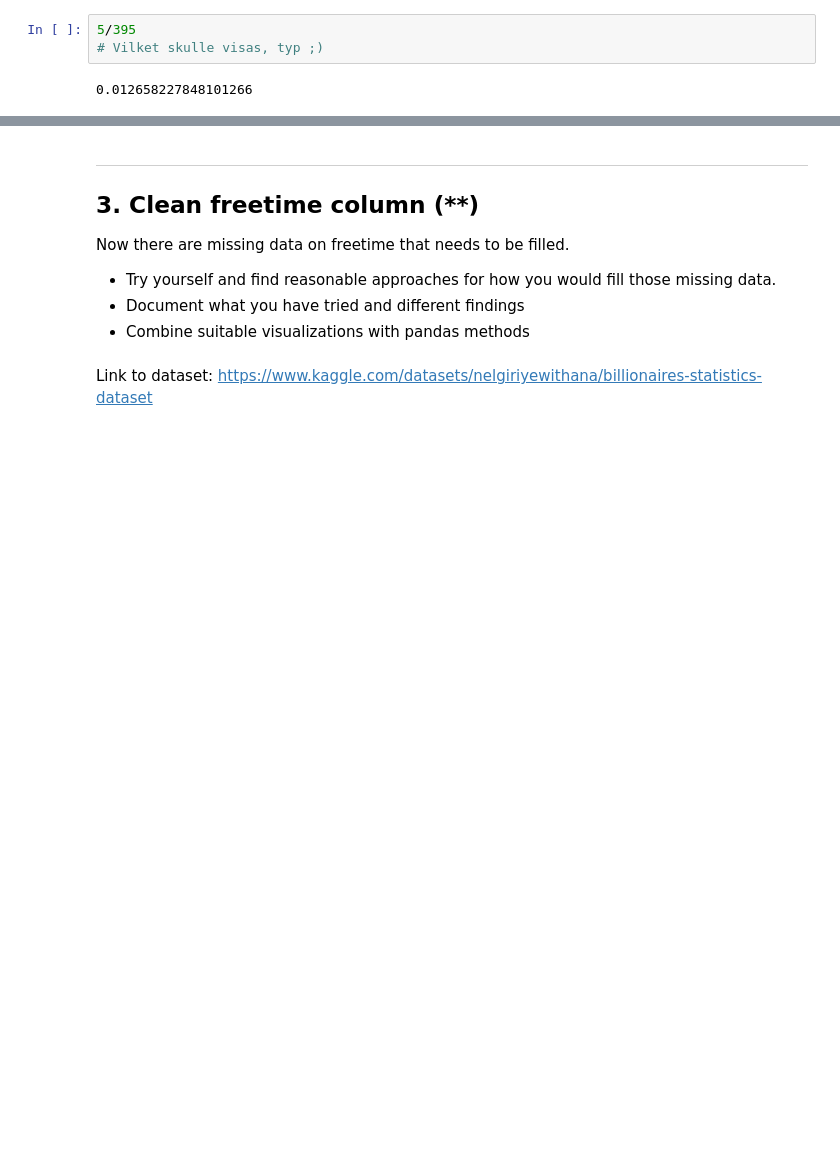
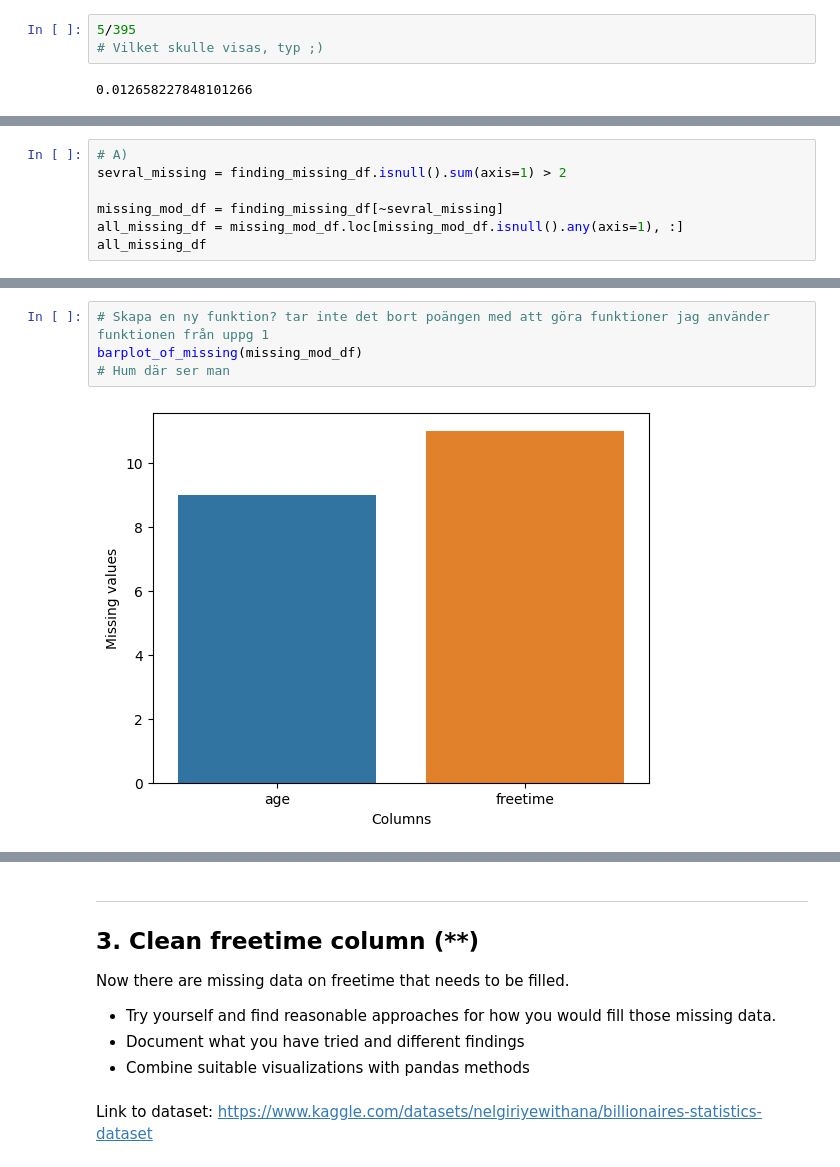
Before and after one commit to lisamariahertz-cpu/Databehandling-AI25, a Jupyter notebook: exercises/E2_missing_aggregation.ipynb, the cells around one changed output, grey strips where cells are left out. Cells and saved outputs as stored; diff of their text form; blank space fills up the shorter version.

```diff
--- a/exercises/E2_missing_aggregation.ipynb
+++ b/exercises/E2_missing_aggregation.ipynb
@@ -420,3 +420,10 @@ g)
 ![Age distribution vs alcohol](../assets/alcohol_age.png)
 
 </details>
+# %%
+# A)
+sevral_missing = finding_missing_df.isnull().sum(axis=1) > 2
+
+missing_mod_df = finding_missing_df[~sevral_missing]
+all_missing_df = missing_mod_df.loc[missing_mod_df.isnull().any(axis=1), :]
+all_missing_df
@@ -422,0 +470,6 @@ g)
+# %%
+# Skapa en ny funktion? tar inte det bort poängen med att göra funktioner jag använder funktionen från uppg 1
+barplot_of_missing(missing_mod_df)
+# Hum där ser man
+# %% [output]
+[figure, added]
```
Also changed, not shown: parts of 15 cells of this notebook.
